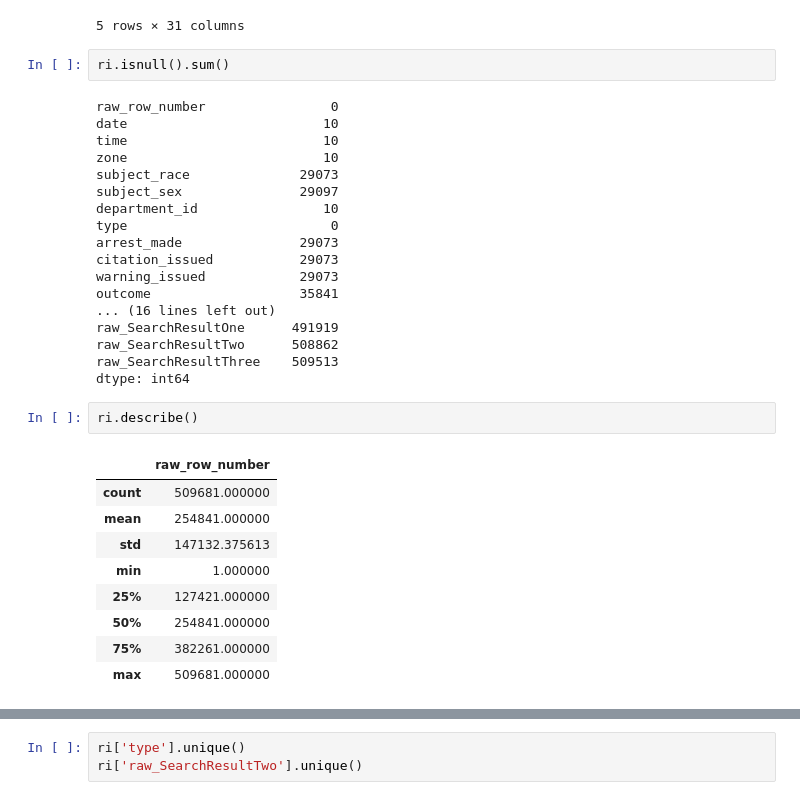
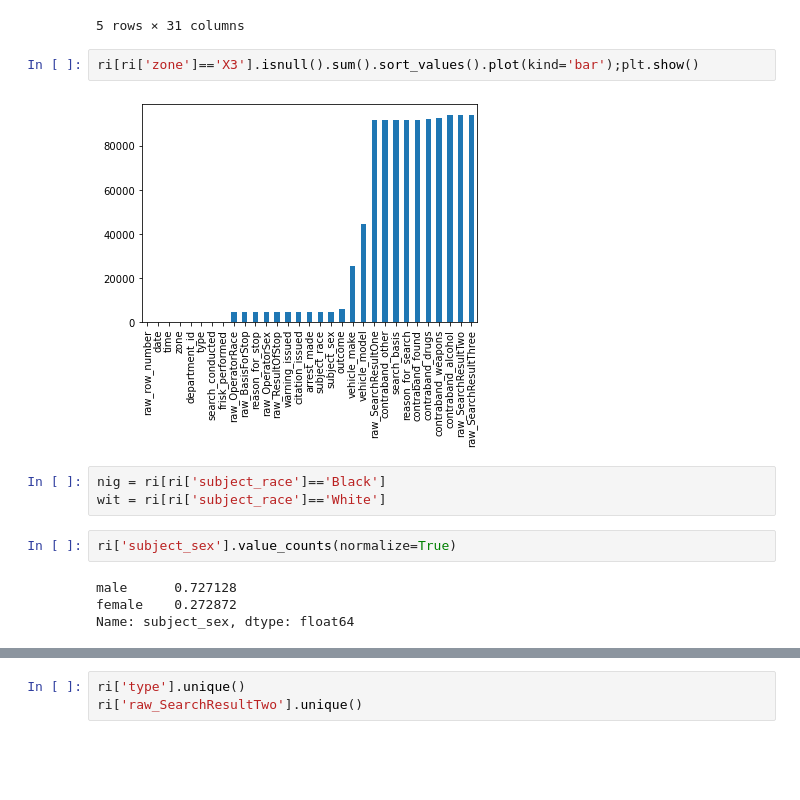
Before and after one commit to ecuerbo/pyprac, a Jupyter notebook: datacamp/analyzing-police-activity.ipynb, the cells around one changed output, grey strips where cells are left out. Saved outputs shown, nothing was run; the diff lists cells and outputs as text; blank space fills up the shorter version.

```diff
--- a/datacamp/analyzing-police-activity.ipynb
+++ b/datacamp/analyzing-police-activity.ipynb
@@ -14,34 +16,15 @@ ri.head()
 | 4 | 5 | 2005-10-01 | 13:10:00 | X3 | white | female | 200 | vehicular | ... |
 5 rows × 31 columns
 # %%
-ri.isnull().sum()
+ri[ri['zone']=='X3'].isnull().sum().sort_values().plot(kind='bar');plt.show()
 # %% [output]
-raw_row_number                0
-date                         10
-time                         10
-zone                         10
-subject_race              29073
-subject_sex               29097
-department_id                10
-type                          0
-arrest_made               29073
-citation_issued           29073
-warning_issued            29073
-outcome                   35841
-... (16 lines left out)
-raw_SearchResultOne      491919
-raw_SearchResultTwo      508862
-raw_SearchResultThree    509513
-dtype: int64
+[figure, added]
 # %%
-ri.describe()
+nig = ri[ri['subject_race']=='Black']
+wit = ri[ri['subject_race']=='White']
-# %% [output]
-|  | raw_row_number |
-| count | 509681.000000 |
-| mean | 254841.000000 |
-| std | 147132.375613 |
-| min | 1.000000 |
-| 25% | 127421.000000 |
-| 50% | 254841.000000 |
-| 75% | 382261.000000 |
-| max | 509681.000000 |
+# %%
+ri['subject_sex'].value_counts(normalize=True)
+# %% [output]
+male      0.727128
+female    0.272872
+Name: subject_sex, dtype: float64
```
Also changed, not shown: parts of 23 cells of this notebook, 3 other files.
